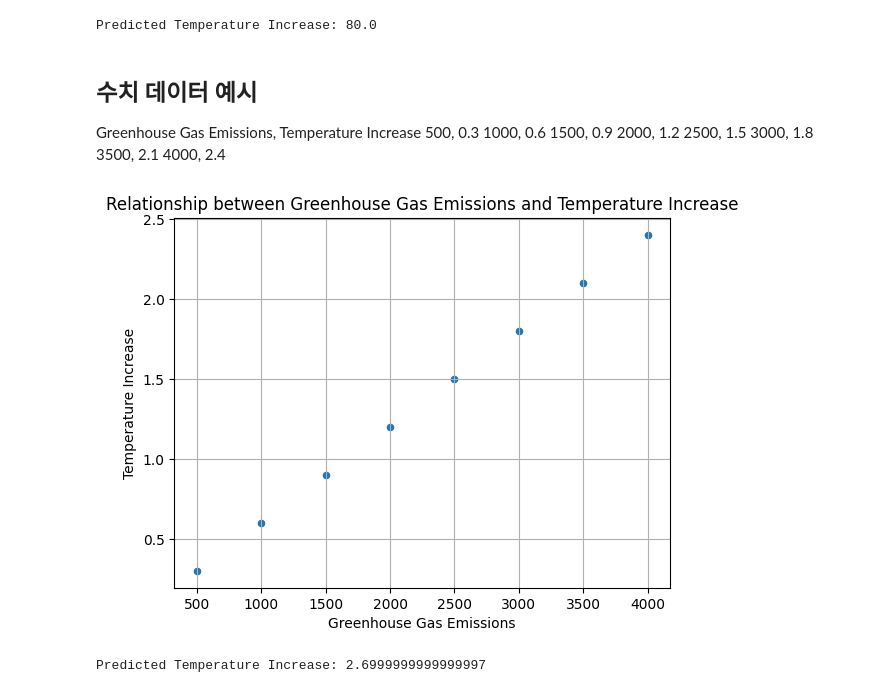
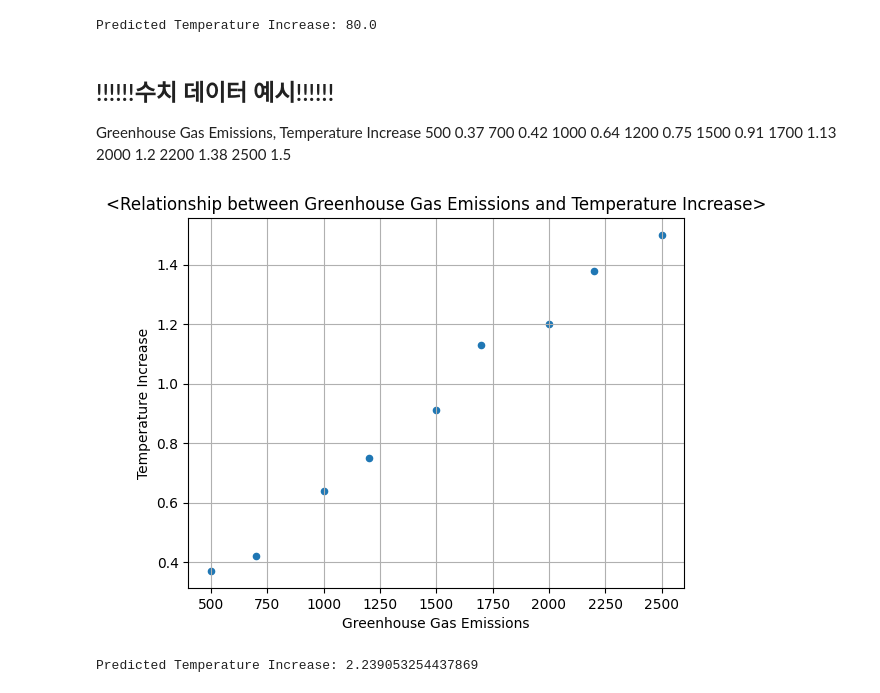
Before and after one commit to chaehyewon/2024-1-Machine-Learning, a Jupyter notebook: inclass/과제코드(3_15).ipynb, the cells around one changed output. Drawn from its saved outputs; the diff is of its cells as text; code cells hidden in the pictures.

```diff
--- a/inclass/과제코드(3_15).ipynb
+++ b/inclass/과제코드(3_15).ipynb
@@ -160,48 +148,49 @@ print("Predicted Temperature Increase:", predicted_temperature_increase[0][0])
 [figure]
 Predicted Temperature Increase: 80.0
 # %% [markdown]
-## 수치 데이터 예시
+## !!!!!!수치 데이터 예시!!!!!!
 
 Greenhouse Gas Emissions, Temperature Increase
-500, 0.3
-1000, 0.6
-1500, 0.9
-2000, 1.2
-2500, 1.5
-3000, 1.8
-3500, 2.1
-4000, 2.4
+500	0.37
+700	0.42
+1000	0.64
+1200	0.75
+1500	0.91
+1700	1.13
+2000	1.2
+2200	1.38
+2500	1.5
 # %%
-## 최종 제출용 코드!!
+## 20232882 채혜원
 
 import matplotlib.pyplot as plt
 import pandas as pd
 from sklearn.linear_model import LinearRegression
 
 # 데이터 불러오기
 lifesat = pd.read_csv("data.csv")
 
 # 독립 변수(x)와 종속 변수(y) 설정
 x = lifesat[["Greenhouse Gas Emissions"]].values
 y = lifesat[["Temperature Increase"]].values
 
 # 산점도로 데이터 시각화
 lifesat.plot(kind='scatter', grid=True, x="Greenhouse Gas Emissions", y="Temperature Increase")
 plt.xlabel("Greenhouse Gas Emissions")
 plt.ylabel("Temperature Increase")
-plt.title("Relationship between Greenhouse Gas Emissions and Temperature Increase")
+plt.title("<Relationship between Greenhouse Gas Emissions and Temperature Increase>")
 plt.grid(True)
 plt.show()
 
 # 선형 회귀 모델 학습
 model = LinearRegression()
 model.fit(x, y)
 
 # 새로운 값을 예측
-X_new = [[4500]]  # 새로운 온실 가스 배출량 값
+X_new = [[3700]]  # 새로운 온실 가스 배출량 값
 predicted_temperature_increase = model.predict(X_new)
 
 print("Predicted Temperature Increase:", predicted_temperature_increase[0][0])
 # %% [output]
-[figure, old version]
+[figure, new version]
-Predicted Temperature Increase: 2.6999999999999997
+Predicted Temperature Increase: 2.239053254437869
```
Also changed, not shown: parts of 2 cells of this notebook.
